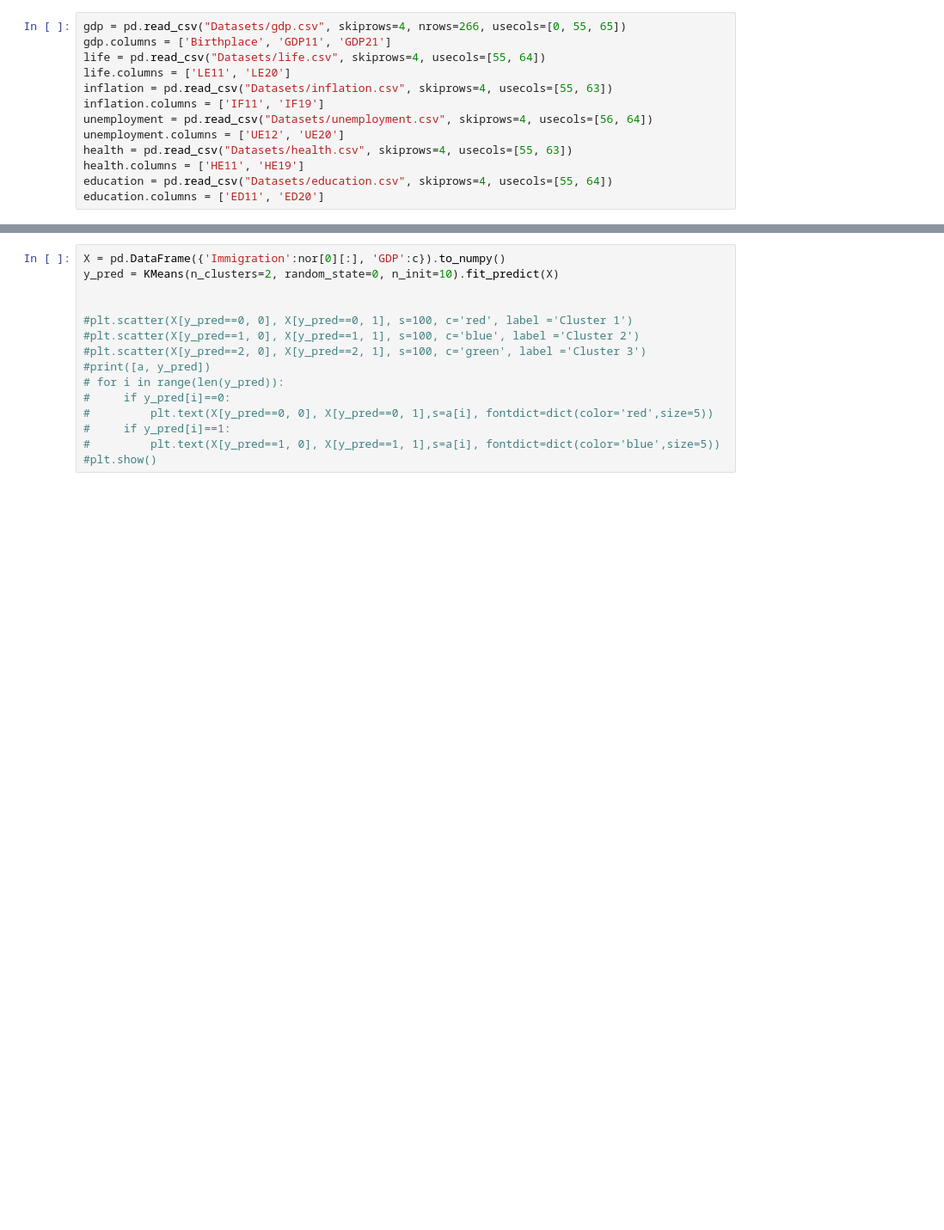
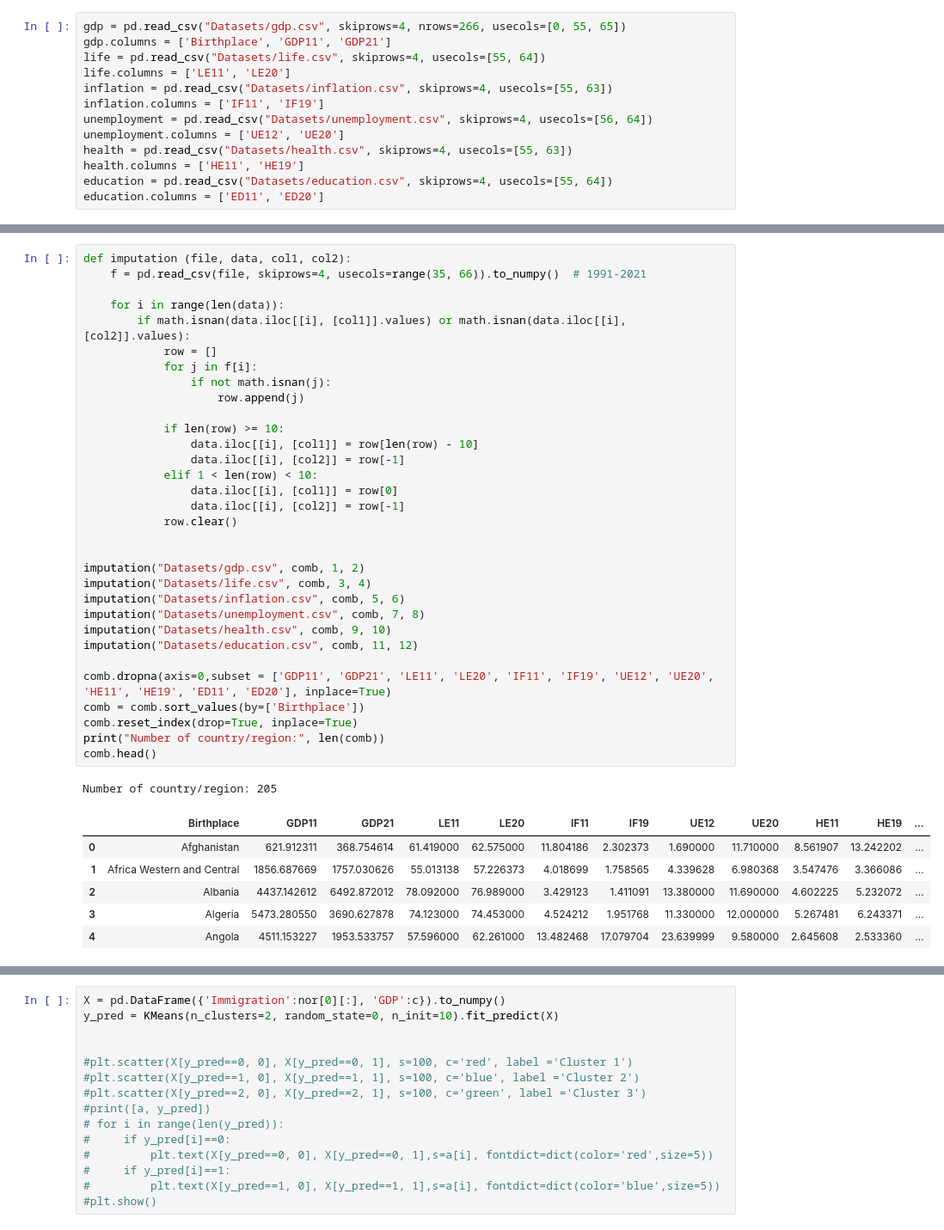
Before and after one commit to Hongwei-Z/CanadianImmigrationStudy, a Jupyter notebook: Main.ipynb, the cells around one changed output, grey strips where cells are left out. Shown at 86% size. Saved outputs shown, nothing was run; the diff lists cells and outputs as text; blank space fills up the shorter version.

Commit message:
Implementing data imputation

```diff
--- a/Main.ipynb
+++ b/Main.ipynb
@@ -86,3 +65,43 @@ import math
+# %%
+def imputation (file, data, col1, col2):
+    f = pd.read_csv(file, skiprows=4, usecols=range(35, 66)).to_numpy()  # 1991-2021
+
+    for i in range(len(data)):
+        if math.isnan(data.iloc[[i], [col1]].values) or math.isnan(data.iloc[[i], [col2]].values):
+            row = []
+            for j in f[i]:
+                if not math.isnan(j):
+                    row.append(j)
+
+            if len(row) >= 10:
+                data.iloc[[i], [col1]] = row[len(row) - 10]
+                data.iloc[[i], [col2]] = row[-1]
+            elif 1 < len(row) < 10:
+                data.iloc[[i], [col1]] = row[0]
+                data.iloc[[i], [col2]] = row[-1]
+            row.clear()
+
+
+imputation("Datasets/gdp.csv", comb, 1, 2)
+imputation("Datasets/life.csv", comb, 3, 4)
+imputation("Datasets/inflation.csv", comb, 5, 6)
+imputation("Datasets/unemployment.csv", comb, 7, 8)
+imputation("Datasets/health.csv", comb, 9, 10)
+imputation("Datasets/education.csv", comb, 11, 12)
+
+comb.dropna(axis=0,subset = ['GDP11', 'GDP21', 'LE11', 'LE20', 'IF11', 'IF19', 'UE12', 'UE20', 'HE11', 'HE19', 'ED11', 'ED20'], inplace=True)
+comb = comb.sort_values(by=['Birthplace'])
+comb.reset_index(drop=True, inplace=True)
+print("Number of country/region:", len(comb))
+comb.head()
+# %% [output]
+Number of country/region: 205
+|  | Birthplace | GDP11 | GDP21 | LE11 | LE20 | IF11 | IF19 | UE12 | UE20 | HE11 | HE19 | ... |
+| 0 | Afghanistan | 621.912311 | 368.754614 | 61.419000 | 62.575000 | 11.804186 | 2.302373 | 1.690000 | 11.710000 | 8.561907 | 13.242202 | ... |
+| 1 | Africa Western and Central | 1856.687669 | 1757.030626 | 55.013138 | 57.226373 | 4.018699 | 1.758565 | 4.339628 | 6.980368 | 3.547476 | 3.366086 | ... |
+| 2 | Albania | 4437.142612 | 6492.872012 | 78.092000 | 76.989000 | 3.429123 | 1.411091 | 13.380000 | 11.690000 | 4.602225 | 5.232072 | ... |
+| 3 | Algeria | 5473.280550 | 3690.627878 | 74.123000 | 74.453000 | 4.524212 | 1.951768 | 11.330000 | 12.000000 | 5.267481 | 6.243371 | ... |
+| 4 | Angola | 4511.153227 | 1953.533757 | 57.596000 | 62.261000 | 13.482468 | 17.079704 | 23.639999 | 9.580000 | 2.645608 | 2.533360 | ... |
 # %%
 def increase_rate(num1, num2):
     return float(format((num2 - num1) / num1, '.3f'))
```
Also changed, not shown: parts of 11 cells of this notebook.
